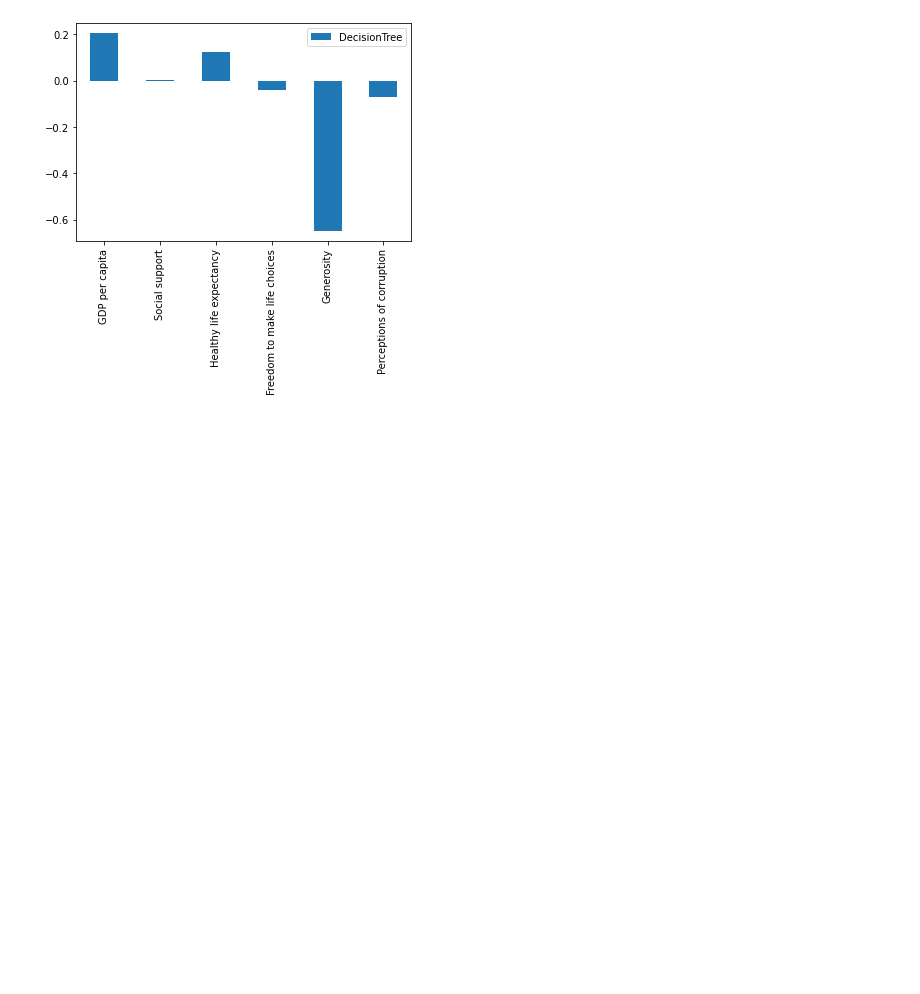
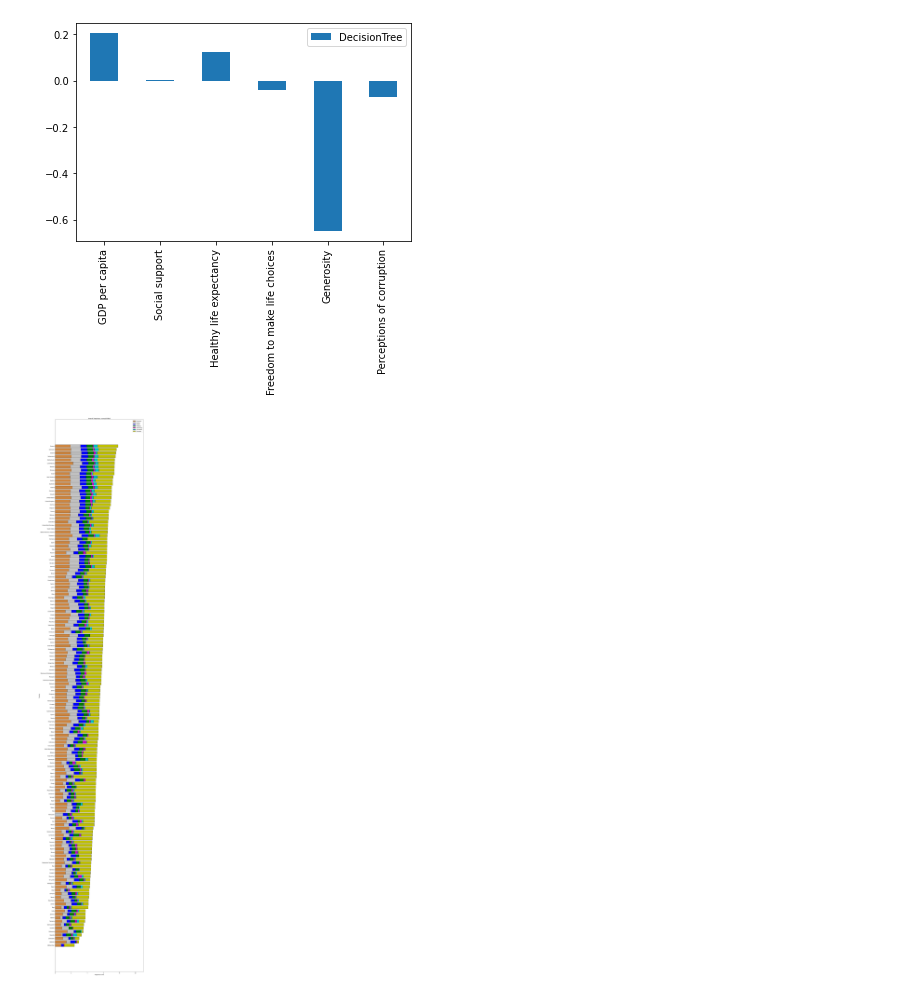
Before and after one commit to raghualajpur/World_Happiness_report, a Jupyter notebook: Happines_report.ipynb, the cells around one changed output. Cells and saved outputs as stored; diff of their text form; code cells hidden in the pictures; blank space fills up the shorter version.

```diff
--- a/Happines_report.ipynb
+++ b/Happines_report.ipynb
@@ -306,3 +306,30 @@ linearRegression(world_Happines).REPORT.plot.bar(),randomForest(world_Happines).
 [figure]
 [figure]
 [figure]
+# %%
+y_cor = np.arange(146)
+Country = world_Happines["Country"][::-1]
+Economy = world_Happines["Explained by: GDP per capita"][::-1]
+Social_support  = world_Happines["Explained by: Social support"][::-1]
+Health = world_Happines["Explained by: Healthy life expectancy"][::-1]
+Freedom = world_Happines["Explained by: Freedom to make life choices"][::-1]
+Generosity = world_Happines["Explained by: Generosity"][::-1]
+Corruption = world_Happines["Explained by: Perceptions of corruption"][::-1]
+Dystopia = world_Happines["Dystopia (1.83) + residual"][::-1]
+fig, ax = plt.subplots(figsize = (14,90))
+plt.barh(y_cor, Economy,color='#CD853F', edgecolor='black', label='Economy')
+plt.barh(y_cor, Social_support,color='silver', edgecolor='black', left=Economy, label='Family')
+plt.barh(y_cor, Health,color='blue', edgecolor='black', left=Social_support+Economy, label='Health')
+plt.barh(y_cor, Freedom,color='green', edgecolor='black', left=Health+Social_support+Economy, label='Freedom')
+plt.barh(y_cor, Generosity,color='m', edgecolor='black', left=Freedom+Health+Social_support+Economy, label='Generosity')
+plt.barh(y_cor, Corruption,color='c', edgecolor='black', left=Generosity+Freedom+Health+Social_support+Economy, label='Corruption')
+plt.barh(y_cor, Dystopia,color='y', edgecolor='black', left=Corruption+Generosity+Freedom+Health+Social_support+Economy, label='Dystopia')
+plt.yticks(y_cor,Country)
+plt.title('Overall happiness score divided')
+plt.xlabel('Happiness Score')
+plt.ylabel('Country')
+plt.legend(loc='upper right')
+plt.xlim(0,11)
+plt.show()
+# %% [output]
+[figure, added]
```
